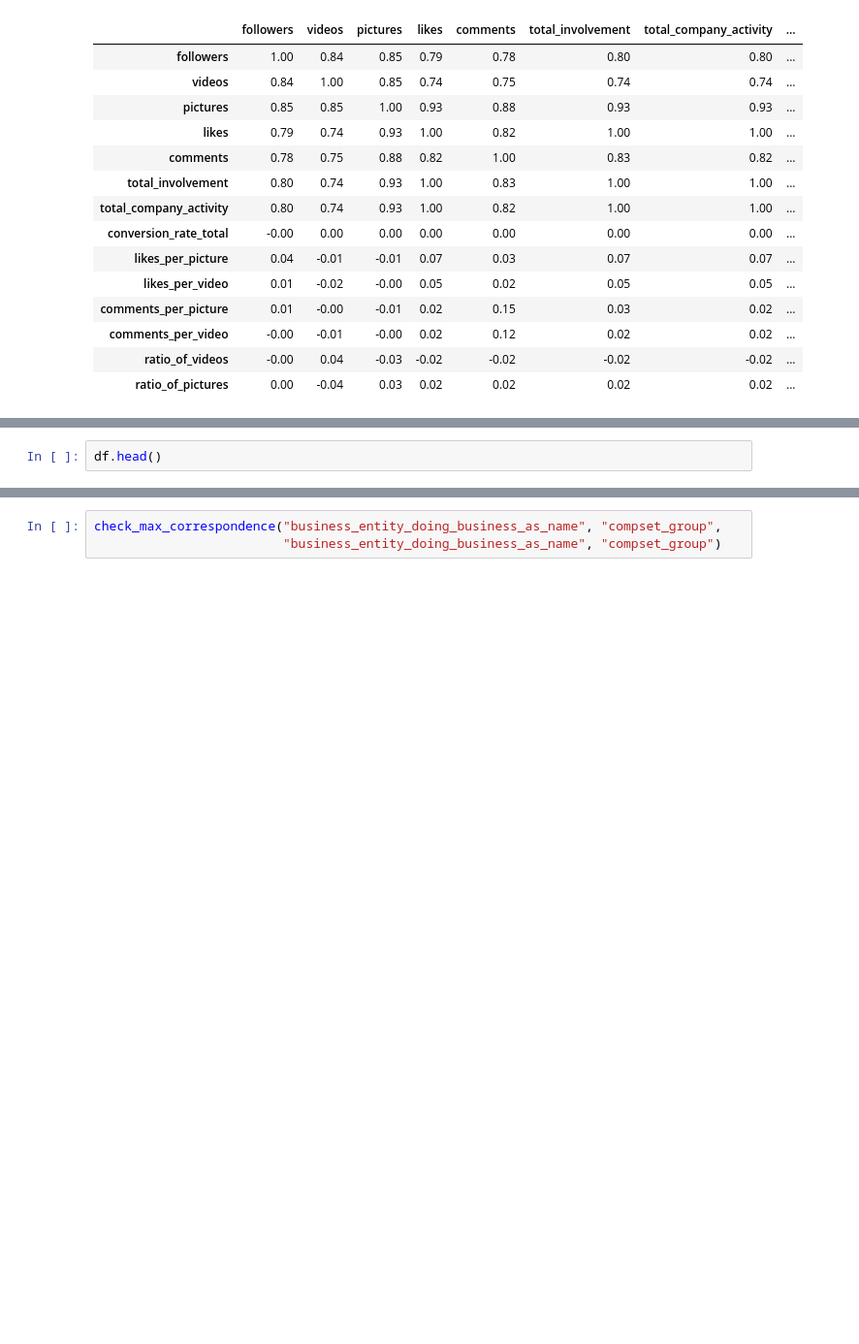
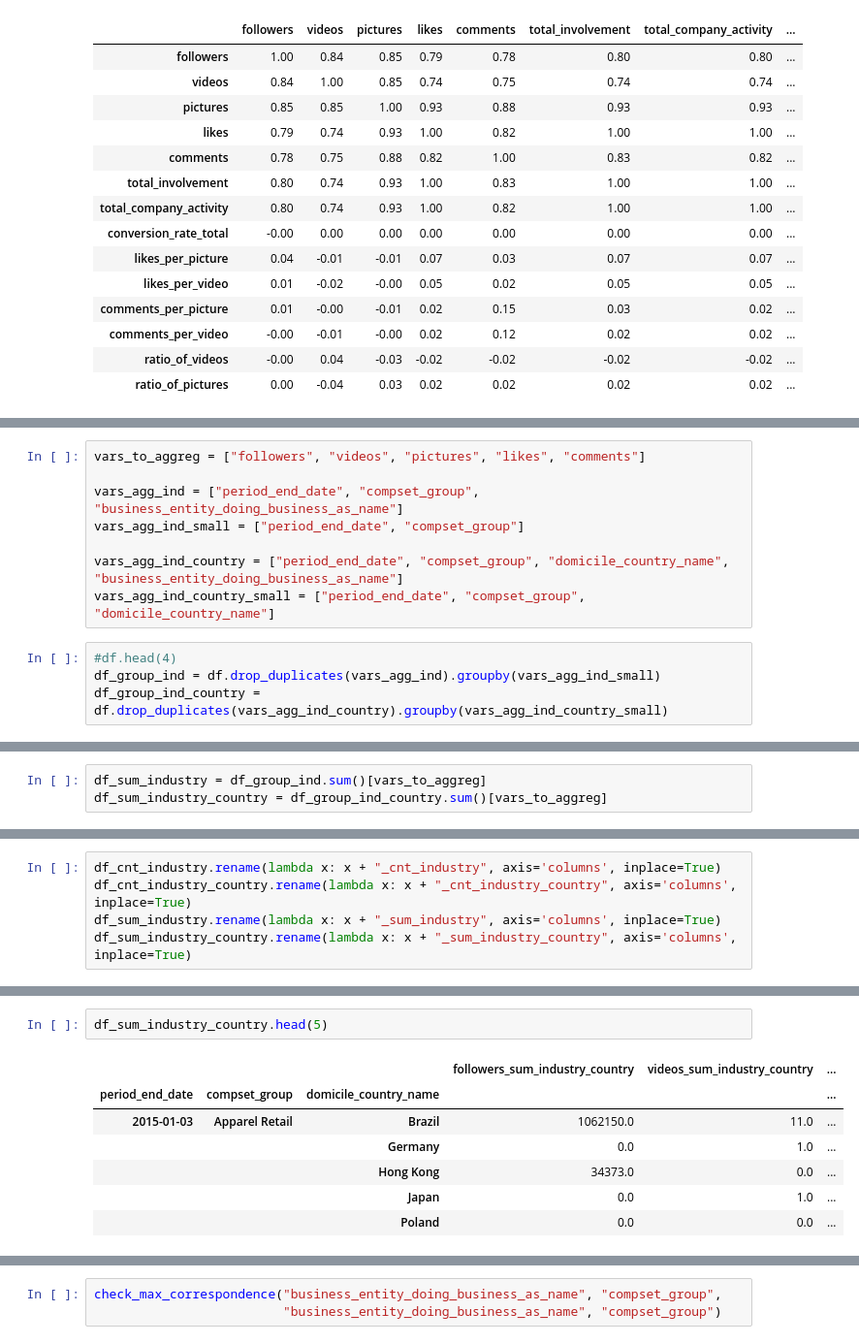
Before and after one commit to saschatran/challenge, a Jupyter notebook: IndividualNotebooks/AsyNotebook.ipynb, the cells around one changed output, grey strips where cells are left out. Shown at 97% size. Cells and saved outputs as stored; diff of their text form; blank space fills up the shorter version.

```diff
--- a/IndividualNotebooks/AsyNotebook.ipynb
+++ b/IndividualNotebooks/AsyNotebook.ipynb
@@ -723,5 +726,15 @@ corr.style.background_gradient(cmap='coolwarm').set_precision(2)
 
 Assumtion:
 1. All their competitors are captured within the compset_group
+# %%
+vars_to_aggreg = ["followers", "videos", "pictures", "likes", "comments"]
+
+vars_agg_ind = ["period_end_date", "compset_group", "business_entity_doing_business_as_name"]
+vars_agg_ind_small = ["period_end_date", "compset_group"]
+
+vars_agg_ind_country = ["period_end_date", "compset_group", "domicile_country_name", "business_entity_doing_business_as_name"]
+vars_agg_ind_country_small = ["period_end_date", "compset_group", "domicile_country_name"]
 # %%
-df.head()
+#df.head(4)
+df_group_ind = df.drop_duplicates(vars_agg_ind).groupby(vars_agg_ind_small)
+df_group_ind_country = df.drop_duplicates(vars_agg_ind_country).groupby(vars_agg_ind_country_small)
@@ -736,0 +751,3 @@ df.drop_duplicates([period_end_date, compset_group, business_entity_doing_busine
+# %%
+df_sum_industry = df_group_ind.sum()[vars_to_aggreg]
+df_sum_industry_country = df_group_ind_country.sum()[vars_to_aggreg]
@@ -736,0 +756,5 @@ df.drop_duplicates([period_end_date, compset_group, business_entity_doing_busine
+# %%
+df_cnt_industry.rename(lambda x: x + "_cnt_industry", axis='columns', inplace=True)
+df_cnt_industry_country.rename(lambda x: x + "_cnt_industry_country", axis='columns', inplace=True)
+df_sum_industry.rename(lambda x: x + "_sum_industry", axis='columns', inplace=True)
+df_sum_industry_country.rename(lambda x: x + "_sum_industry_country", axis='columns', inplace=True)
@@ -736,0 +765,10 @@ df.drop_duplicates([period_end_date, compset_group, business_entity_doing_busine
+# %%
+df_sum_industry_country.head(5)
+# %% [output]
+|  |  |  | followers_sum_industry_country | videos_sum_industry_country | ... |
+| period_end_date | compset_group | domicile_country_name |  |  | ... |
+| 2015-01-03 | Apparel Retail | Brazil | 1062150.0 | 11.0 | ... |
+|  |  | Germany | 0.0 | 1.0 | ... |
+|  |  | Hong Kong | 34373.0 | 0.0 | ... |
+|  |  | Japan | 0.0 | 1.0 | ... |
+|  |  | Poland | 0.0 | 0.0 | ... |
```
Also changed, not shown: parts of 22 cells of this notebook.
